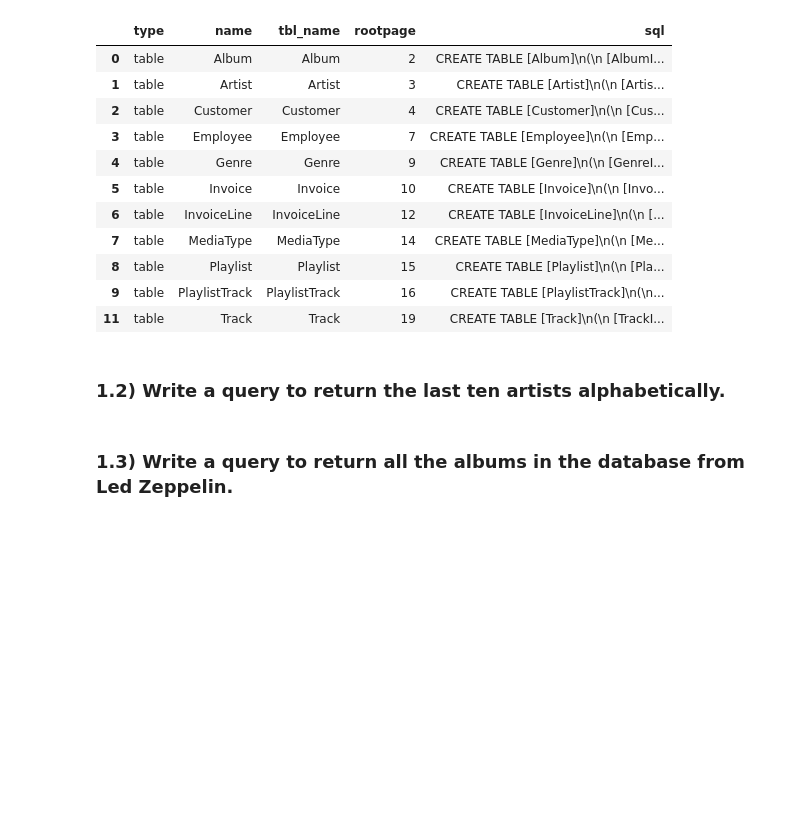
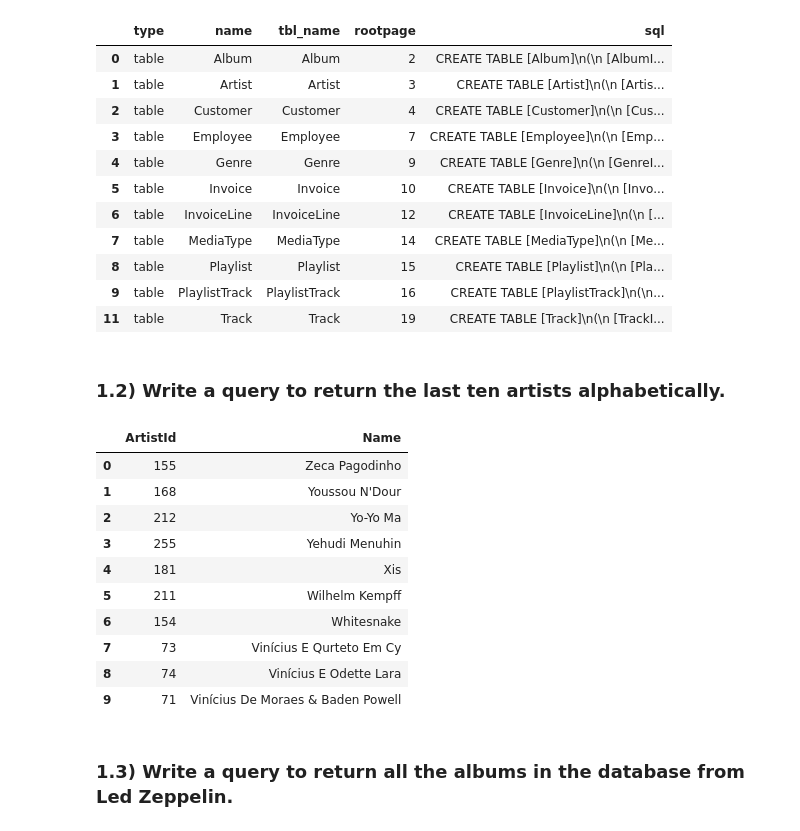
Before and after one commit to gloriapintado/NYC-DS-080723, a Jupyter notebook: dsc-code-challenge-2-cg-v3-master/index.ipynb, the cells around one changed output. Saved outputs shown, nothing was run; the diff lists cells and outputs as text; code cells hidden in the pictures; blank space fills up the shorter version.

```diff
--- a/dsc-code-challenge-2-cg-v3-master/index.ipynb
+++ b/dsc-code-challenge-2-cg-v3-master/index.ipynb
@@ -86,11 +86,28 @@ df[df['type'] == 'table']
 # %%
 # CodeGrade step1.2
 # Replace None with appropriate code
 # Hint: Use the Artist table!
 
-first_query = None
+first_query ="""
+SELECT *
+FROM Artist
+ORDER BY name DESC
+LIMIT 10;
+"""
 
 pd.read_sql(first_query, conn)
+# %% [output]
+|  | ArtistId | Name |
+| 0 | 155 | Zeca Pagodinho |
+| 1 | 168 | Youssou N'Dour |
+| 2 | 212 | Yo-Yo Ma |
+| 3 | 255 | Yehudi Menuhin |
+| 4 | 181 | Xis |
+| 5 | 211 | Wilhelm Kempff |
+| 6 | 154 | Whitesnake |
+| 7 | 73 | Vinícius E Qurteto Em Cy |
+| 8 | 74 | Vinícius E Odette Lara |
+| 9 | 71 | Vinícius De Moraes & Baden Powell |
 # %%
 # first_query should be a string
 assert type(first_query) == str
```
Also changed, not shown: parts of 16 cells of this notebook, 1 other file.
